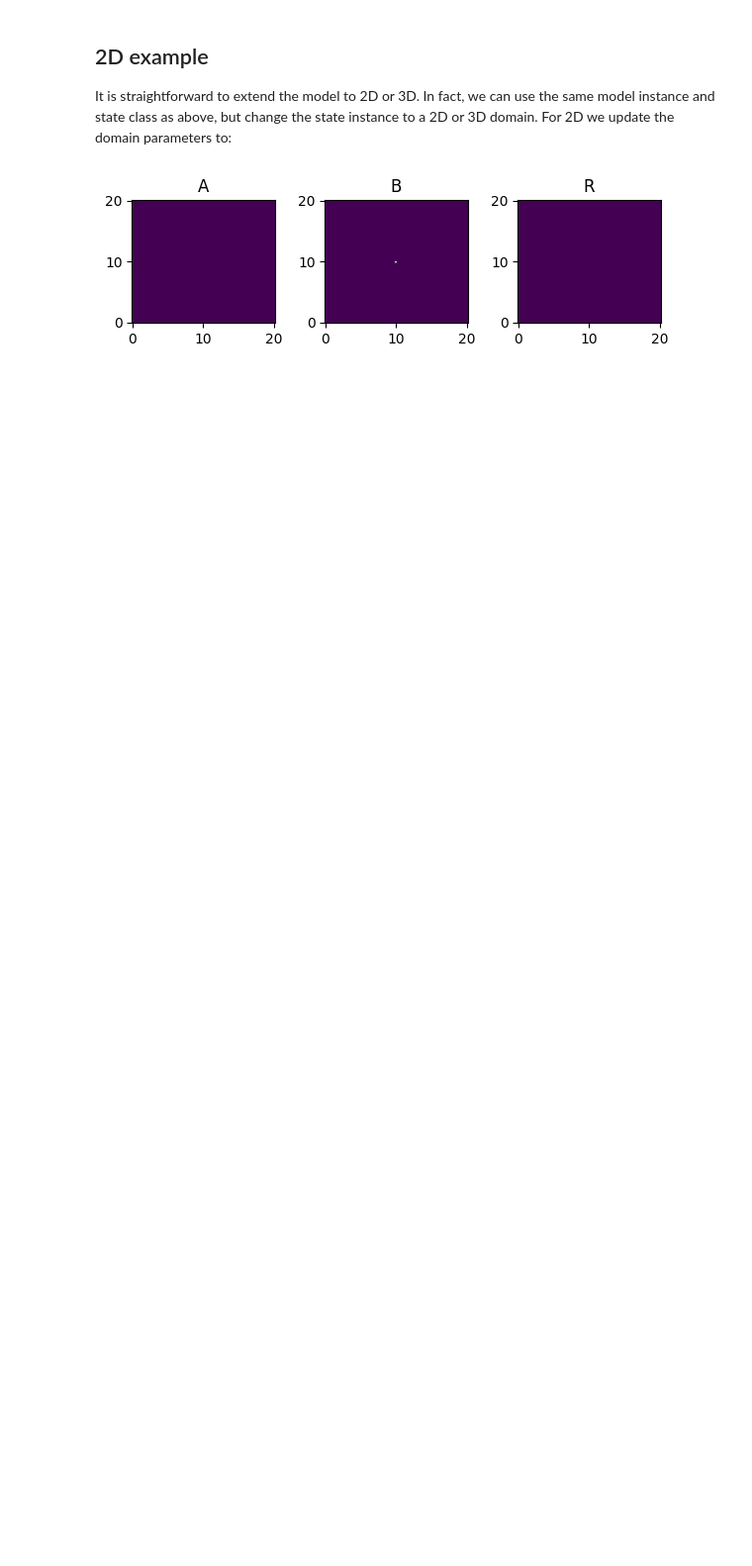
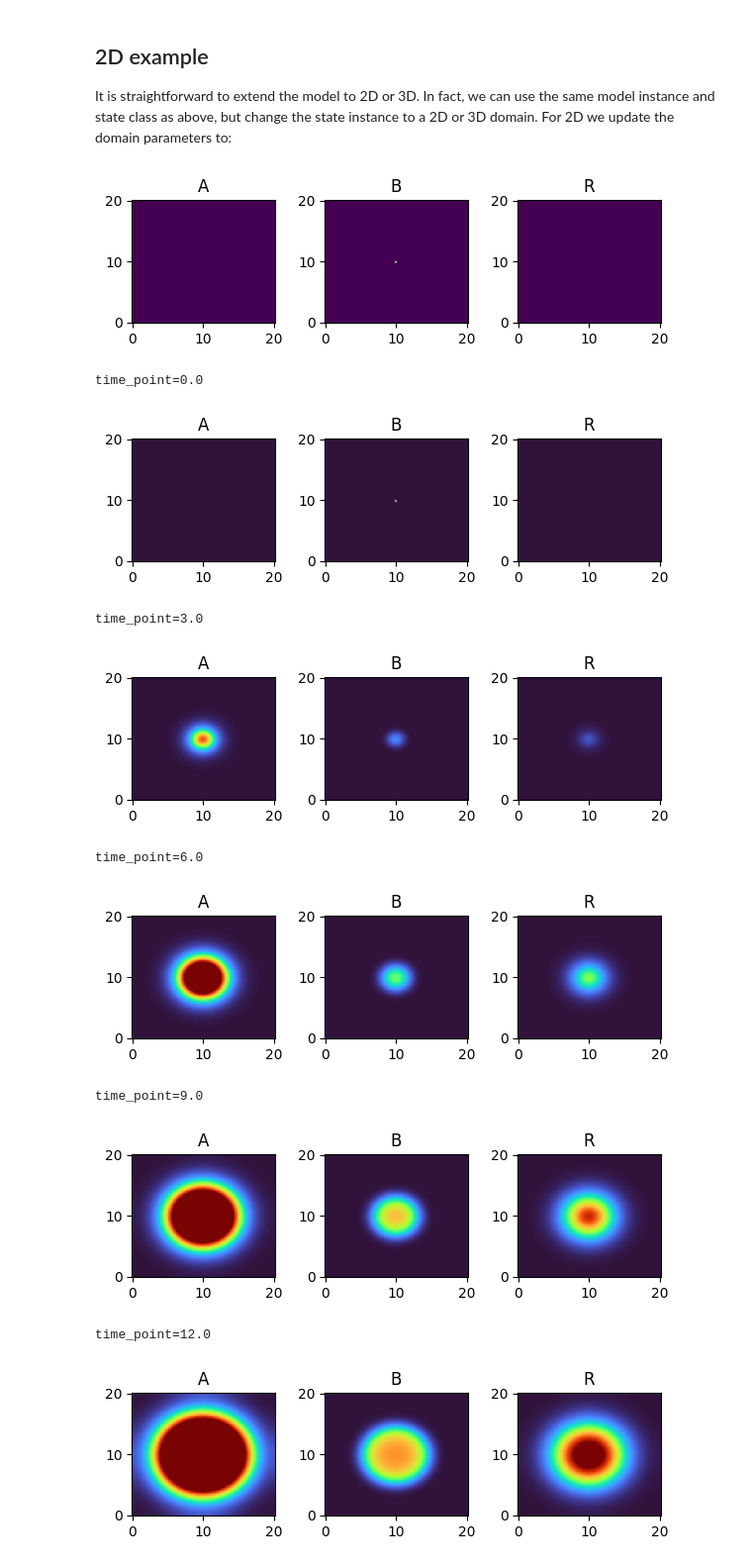
Before and after one commit to dewitt-lab/immunowave, a Jupyter notebook: docs/source/quickstart.ipynb, the cells around one changed output. Shown at 99% size. Saved outputs shown, nothing was run; the diff lists cells and outputs as text; code cells hidden in the pictures; blank space fills up the shorter version.

```diff
--- a/docs/source/quickstart.ipynb
+++ b/docs/source/quickstart.ipynb
@@ -180,2 +177,3 @@ plt.show()
 # %%
-# solution = iw.solve(model, state, t0, t1, dt0=dt0, max_steps=100000)
+time_grid = np.linspace(t0, t1, 11)
+solution = iw.solve(model, state, t0, t1, dt0=1e-2, max_steps=100000, saveat=dx.SaveAt(ts=time_grid))
@@ -186,0 +180,17 @@ plt.show()
+# %%
+for i, time_point in enumerate(time_grid):
+    print(f"{time_point=}")
+    fig, axes = plt.subplots(1, 3, figsize=(6, 2))
+    solution.ys.plot(time_idx=i, vmin=0, vmax=1, axes=axes, cmap="turbo")
+    plt.show()
+# %% [output]
+time_point=0.0
+[figure, added]
+time_point=3.0
+[figure, added]
+time_point=6.0
+[figure, added]
+time_point=9.0
+[figure, added]
+time_point=12.0
+[figure, added]
```
Also changed, not shown: parts of 3 cells of this notebook.
